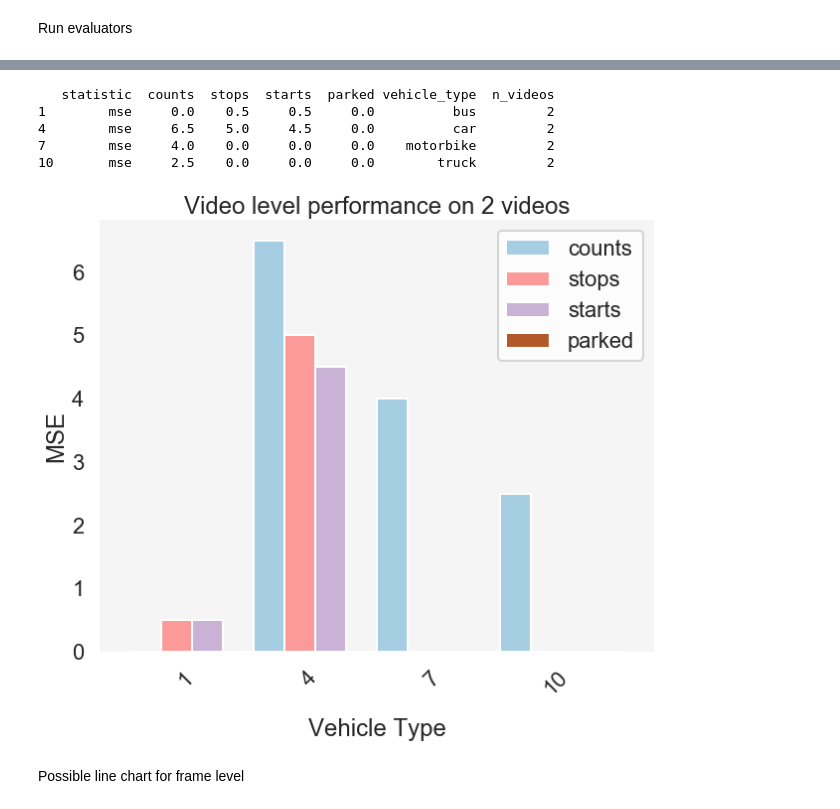
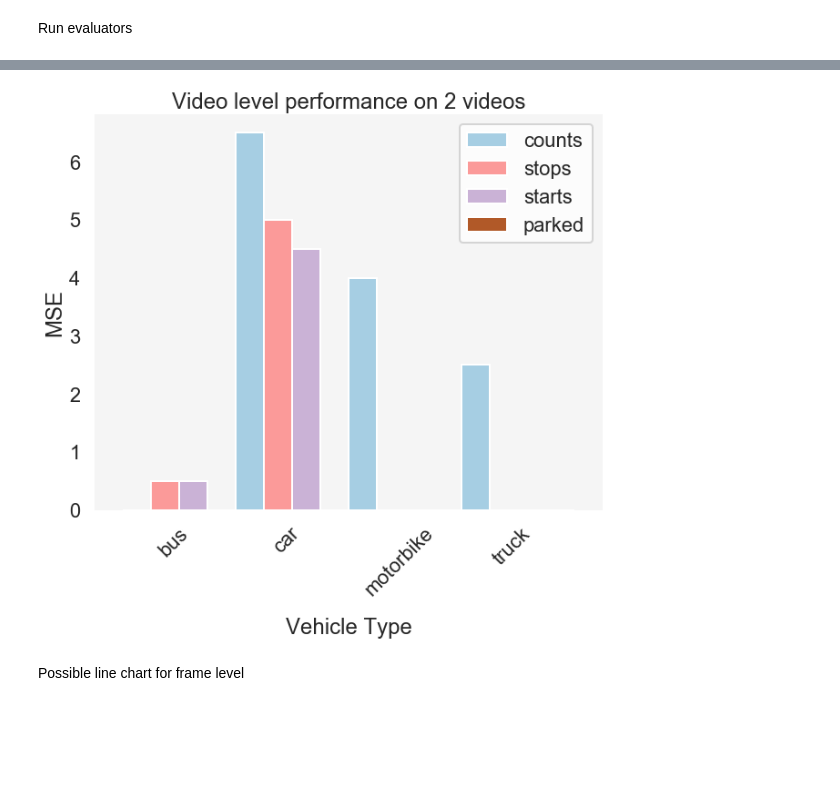
Before and after one commit to dssg/air_pollution_estimation, a Jupyter notebook: notebooks/20190730_CW_eval_plotting.ipynb, the cells around one changed output, grey strips where cells are left out. Drawn from its saved outputs; the diff is of its cells as text; code cells hidden in the pictures; blank space fills up the shorter version.

```diff
--- a/notebooks/20190730_CW_eval_plotting.ipynb
+++ b/notebooks/20190730_CW_eval_plotting.ipynb
@@ -112,46 +108,40 @@ def plot_video_level_stats(video_level_diff_df: pd.DataFrame,
 
     if 'mse' in metrics:
         df = video_level_diff_df[video_level_diff_df["statistic"] == "mse"]
-        df.set_index('vehicle_type')
-        print(df)
-        ax = df[['counts','stops','starts','parked','vehicle_type']].plot(kind='bar',
+        mse_df = df[['counts','stops','starts','parked','vehicle_type']].set_index('vehicle_type')
+        ax = mse_df.plot(kind='bar',
                             grid=False,
                             figsize=(10,8),
                             position=0.45,
                             colormap = 'Paired',
 #                             error_kw=dict(ecolor='k',elinewidth=0.5),
                             width=1.0
                             )
 
         ax.set_facecolor('whitesmoke')
 
         for side in ax.spines:
             ax.spines[side].set_visible(False)
 
         plt.title(f"Video level performance on {n_videos} videos")
         plt.xticks(rotation=45)
         plt.xlabel("Vehicle Type", labelpad=20)
         plt.ylabel("MSE")
         if show_plots:
             plt.show()
         if metrics["mse"] is not None:
             plt.savefig(metrics["mse"])
         plt.close()
     return
 
 plot_video_level_stats(video_level_diff_df,
                        metrics = {'mean_diff':"../data/plots/video_mean.pdf",
                                   'mse':"../data/plots/video_mse.pdf"},
                        show_plots = True
                        )
 # %% [output]
 [figure]
-   statistic  counts  stops  starts  parked vehicle_type  n_videos
-1        mse     0.0    0.5     0.5     0.0          bus         2
-4        mse     6.5    5.0     4.5     0.0          car         2
-7        mse     4.0    0.0     0.0     0.0    motorbike         2
-10       mse     2.5    0.0     0.0     0.0        truck         2
-[figure, old version]
+[figure, new version]
 # %% [markdown]
 Possible line chart for frame level
 # %%
```
Also changed, not shown: parts of 1 cell of this notebook, 4 other files.
